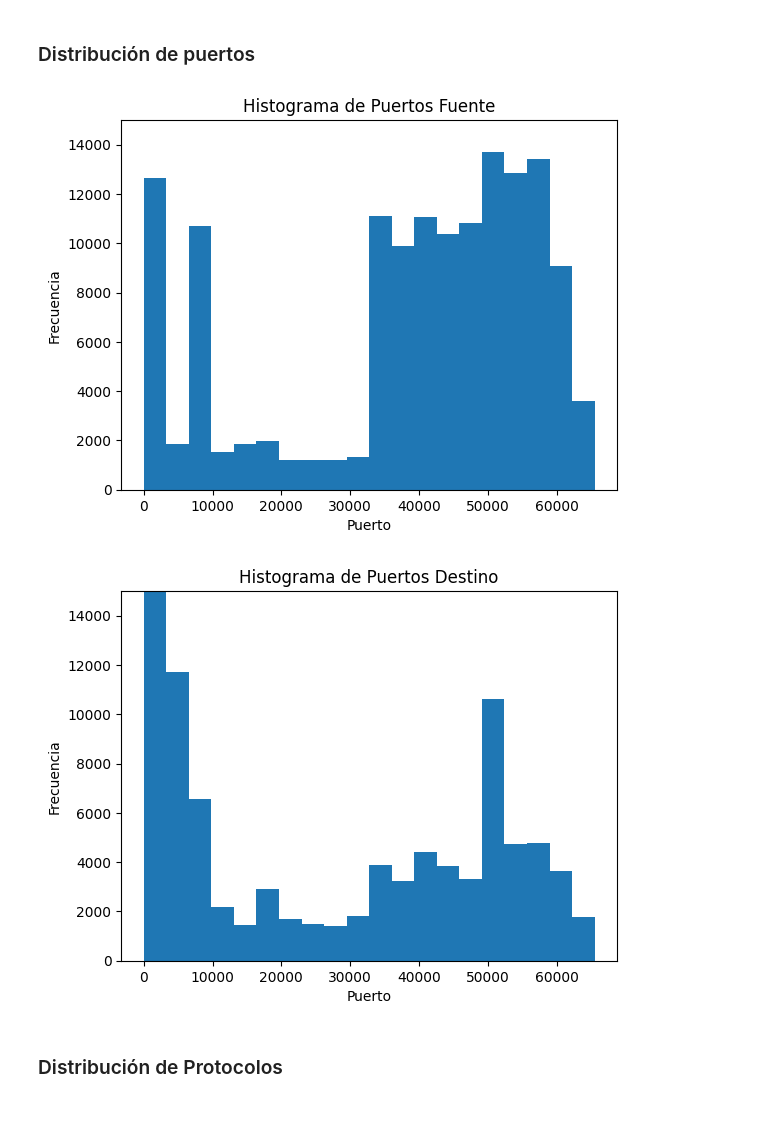
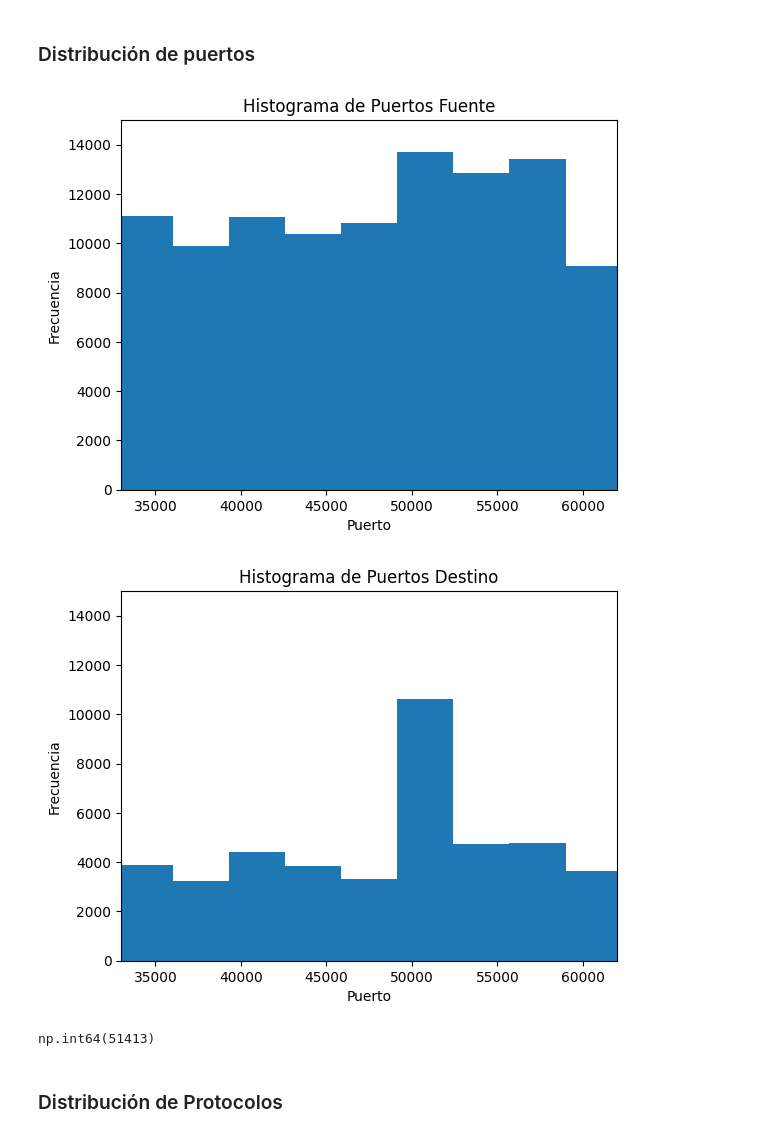
Before and after one commit to GFCACACE/propuesta-simulacion, a Jupyter notebook: Propuesta_de_simulación_Intenet.ipynb, the cells around one changed output. Drawn from its saved outputs; the diff is of its cells as text; code cells hidden in the pictures.

Commit message:
Añadido dataset curado al caso de uso. Faltan fdps

```diff
--- a/Propuesta_de_simulación_Intenet.ipynb
+++ b/Propuesta_de_simulación_Intenet.ipynb
@@ -64,25 +64,37 @@ datasetRaw
 # %%
 import matplotlib.pyplot as plt
 
 plt.hist(datasetRaw['Src Port'], bins=20)
 plt.xlabel('Puerto')
+plt.xlim(33000, 62000)
 plt.ylabel('Frecuencia')
 plt.ylim(0, 15000)
 plt.title('Histograma de Puertos Fuente')
 plt.show()
 # %% [output]
-[figure, old version]
+[figure, new version]
 # %%
 import matplotlib.pyplot as plt
 
 plt.hist(datasetRaw['Dst Port'], bins=20)
 plt.xlabel('Puerto')
+plt.xlim(33000, 62000)
 plt.ylabel('Frecuencia')
 plt.ylim(0, 15000)
 plt.title('Histograma de Puertos Destino')
 plt.show()
 # %% [output]
-[figure, old version]
+[figure, new version]
+# %%
+dataset_rango = datasetRaw[
+    (datasetRaw['Dst Port'] >= 33000) &
+    (datasetRaw['Dst Port'] <= 62000)
+]
+puerto_mas_frecuente = dataset_rango['Dst Port'].mode()[0]
+#El puesto de atención de nuestros eventos será el puerto destino dentro del rango presentado con más conexiones
+puerto_mas_frecuente
+# %% [output]
+np.int64(51413)
 # %% [markdown]
 ### Distribución de Protocolos
 # %%
```
Also changed, not shown: parts of 3 cells of this notebook, 1 other file.
